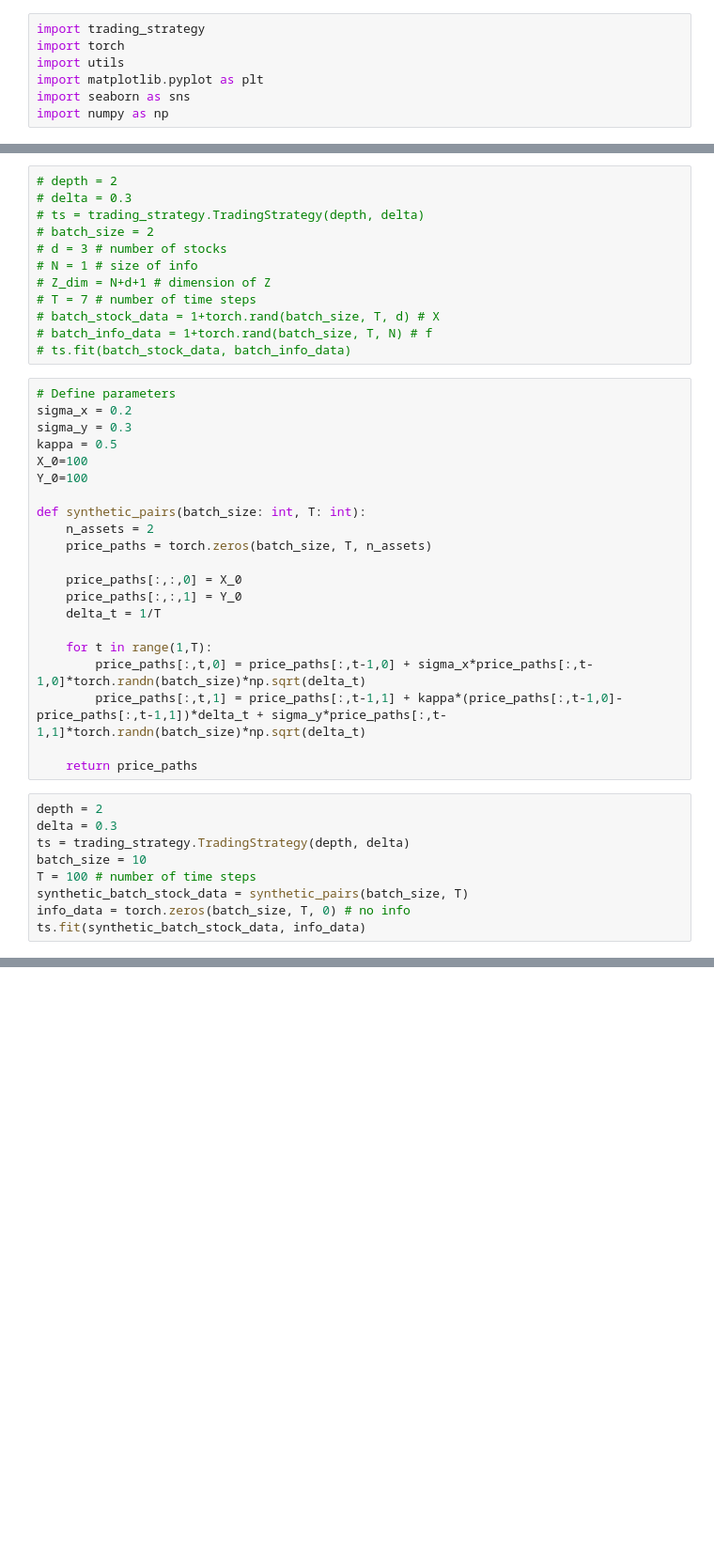
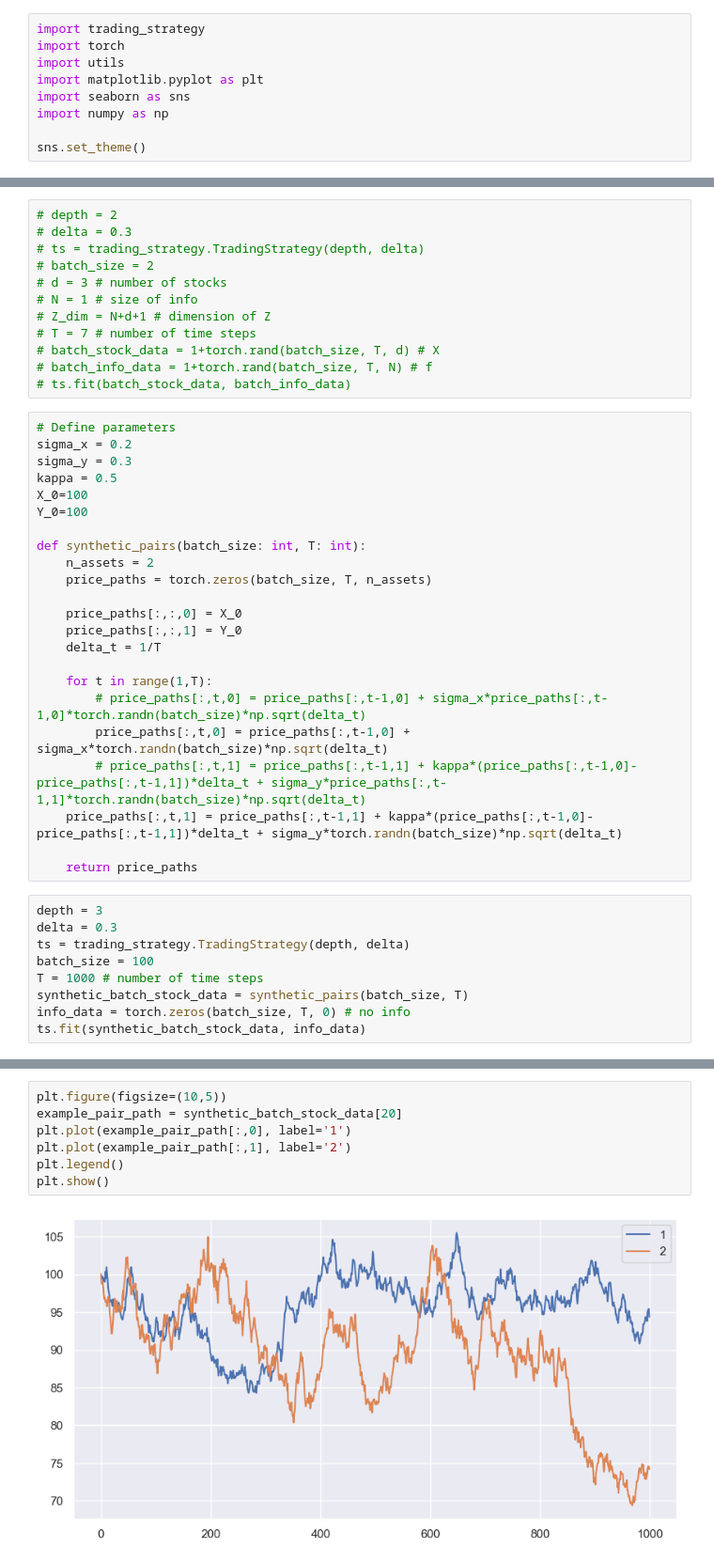
Before and after one commit to gaetanX21/SigTrading, a Jupyter notebook: src/Playground.ipynb, the cells around one changed output, grey strips where cells are left out. Shown at 94% size. Cells and saved outputs as stored; diff of their text form; blank space fills up the shorter version.

```diff
--- a/src/Playground.ipynb
+++ b/src/Playground.ipynb
@@ -5,3 +16,5 @@ import utils
 import matplotlib.pyplot as plt
 import seaborn as sns
 import numpy as np
+
+sns.set_theme()
@@ -34,16 +52,18 @@ def synthetic_pairs(batch_size: int, T: int):
     delta_t = 1/T
 
     for t in range(1,T):
-        price_paths[:,t,0] = price_paths[:,t-1,0] + sigma_x*price_paths[:,t-1,0]*torch.randn(batch_size)*np.sqrt(delta_t)
-        price_paths[:,t,1] = price_paths[:,t-1,1] + kappa*(price_paths[:,t-1,0]-price_paths[:,t-1,1])*delta_t + sigma_y*price_paths[:,t-1,1]*torch.randn(batch_size)*np.sqrt(delta_t)
+        # price_paths[:,t,0] = price_paths[:,t-1,0] + sigma_x*price_paths[:,t-1,0]*torch.randn(batch_size)*np.sqrt(delta_t)
+        price_paths[:,t,0] = price_paths[:,t-1,0] + sigma_x*torch.randn(batch_size)*np.sqrt(delta_t)
+        # price_paths[:,t,1] = price_paths[:,t-1,1] + kappa*(price_paths[:,t-1,0]-price_paths[:,t-1,1])*delta_t + sigma_y*price_paths[:,t-1,1]*torch.randn(batch_size)*np.sqrt(delta_t)
+    price_paths[:,t,1] = price_paths[:,t-1,1] + kappa*(price_paths[:,t-1,0]-price_paths[:,t-1,1])*delta_t + sigma_y*torch.randn(batch_size)*np.sqrt(delta_t)
 
     return price_paths
 # %%
-depth = 2
+depth = 3
 delta = 0.3
 ts = trading_strategy.TradingStrategy(depth, delta)
-batch_size = 10
-T = 100 # number of time steps
+batch_size = 100
+T = 1000 # number of time steps
 synthetic_batch_stock_data = synthetic_pairs(batch_size, T)
 info_data = torch.zeros(batch_size, T, 0) # no info
 ts.fit(synthetic_batch_stock_data, info_data)
@@ -70 +77,10 @@ TypeError: sum() received an invalid combination of arguments - got (axis=NoneTy
+# %%
+plt.figure(figsize=(10,5))
+example_pair_path = synthetic_batch_stock_data[20]
+plt.plot(example_pair_path[:,0], label='1')
+plt.plot(example_pair_path[:,1], label='2')
+plt.legend()
+plt.show()
+# %% [output]
+[figure, added]
 # %%
```
Also changed, not shown: parts of 6 cells of this notebook, 2 other files.
